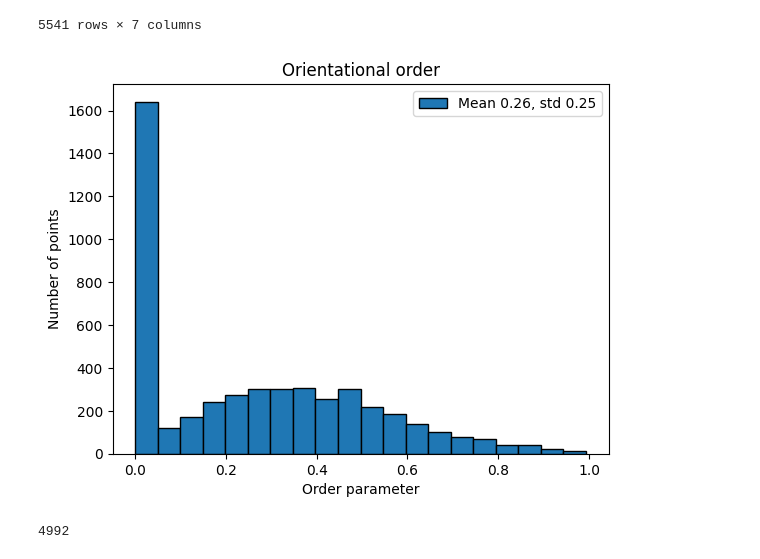
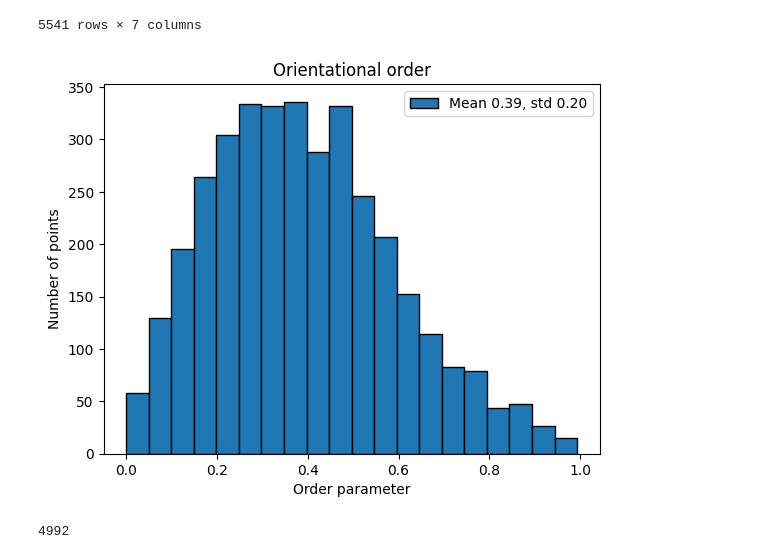
Before and after one commit to maria0026/solution_pipes_patterns, a Jupyter notebook: results.ipynb, the cells around one changed output. Saved outputs shown, nothing was run; the diff lists cells and outputs as text; code cells hidden in the pictures.

```diff
--- a/results.ipynb
+++ b/results.ipynb
@@ -94,10 +94,10 @@ updated_df
 5541 rows × 7 columns
 # %%
 updated_df_random = voronoi_analyser_random.calculate_orientational_order()
-order_random=updated_df_random.loc[df['Point of Voronoi']==1, 'Hexatic order']
+order_random=updated_df_random.loc[df_random['Point of Voronoi']==1, 'Hexatic order']
 voronoi_plotter.order_hist(order_random)
 # %% [output]
-[figure, old version]
+[figure, new version]
 # %%
 print(len(order))
 # %% [output]
```
